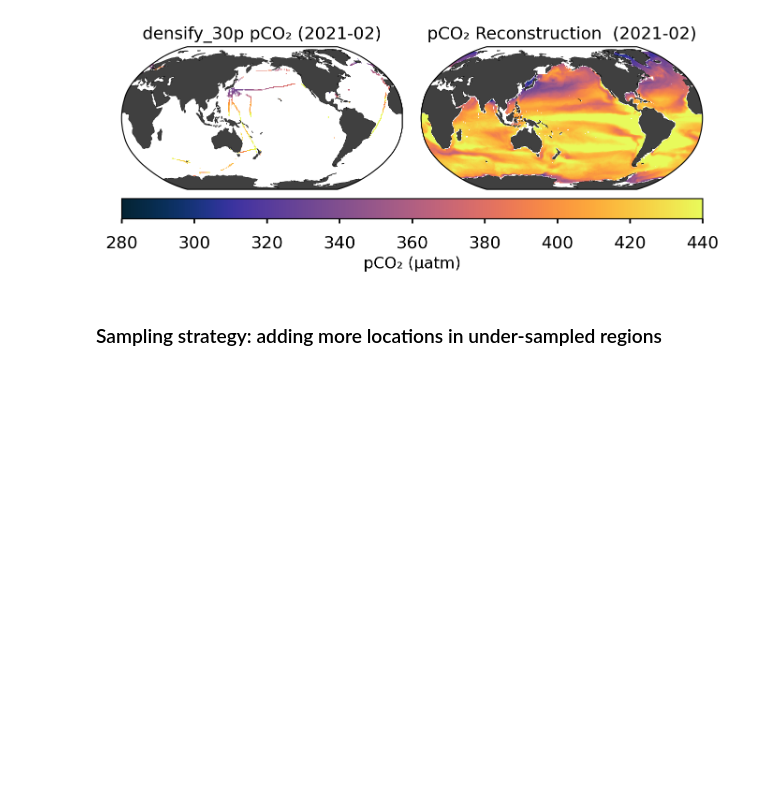
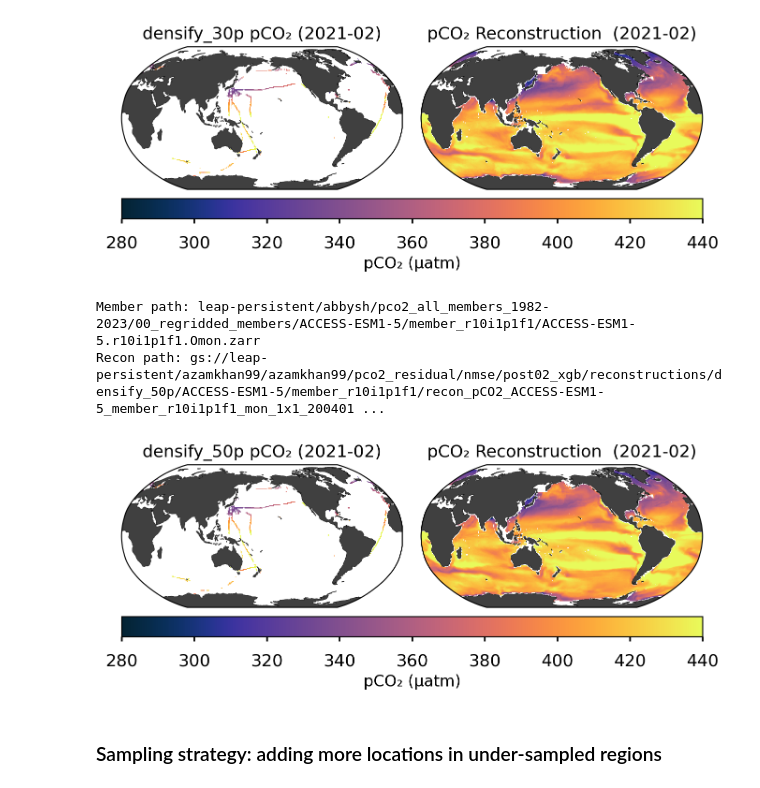
Before and after one commit to spariser/ReconstructOceanCarbonP3G1, a Jupyter notebook: Project3-ReconstructPCO2/notebooks/Oceanmixing_Group1_sp.ipynb, the cells around one changed output. Cells and saved outputs as stored; diff of their text form; code cells hidden in the pictures; blank space fills up the shorter version.

Commit message:
all density masks visualised

```diff
--- a/Project3-ReconstructPCO2/notebooks/Oceanmixing_Group1_sp.ipynb
+++ b/Project3-ReconstructPCO2/notebooks/Oceanmixing_Group1_sp.ipynb
@@ -1488,6 +1488,22 @@ plot_reconstruction_vs_truth(
 Member path: leap-persistent/abbysh/pco2_all_members_1982-2023/00_regridded_members/ACCESS-ESM1-5/member_r10i1p1f1/ACCESS-ESM1-5.r10i1p1f1.Omon.zarr
 Recon path: gs://leap-persistent/azamkhan99/azamkhan99/pco2_residual/nmse/post02_xgb/reconstructions/densify_30p/ACCESS-ESM1-5/member_r10i1p1f1/recon_pCO2_ACCESS-ESM1-5_member_r10i1p1f1_mon_1x1_200401 ...
 [figure]
+# %%
+plot_reconstruction_vs_truth(
+    mask_name="densify_50p",
+    mask_data_dict=mask_data_dict,  # or any other mask from your mask_data_dict
+    selected_mems_dict=selected_mems_dict,
+    ensemble_dir=ensemble_dir,
+    output_dir=output_dir,
+    dates=dates,
+    init_date=init_date,
+    fin_date=fin_date,
+    chosen_time="2021-02",
+)
+# %% [output]
+Member path: leap-persistent/abbysh/pco2_all_members_1982-2023/00_regridded_members/ACCESS-ESM1-5/member_r10i1p1f1/ACCESS-ESM1-5.r10i1p1f1.Omon.zarr
+Recon path: gs://leap-persistent/azamkhan99/azamkhan99/pco2_residual/nmse/post02_xgb/reconstructions/densify_50p/ACCESS-ESM1-5/member_r10i1p1f1/recon_pCO2_ACCESS-ESM1-5_member_r10i1p1f1_mon_1x1_200401 ...
+[figure, added]
 # %% [markdown]
 ### Sampling strategy: adding more locations in under-sampled regions
 # %%
```
Also changed, not shown: parts of 3 cells of this notebook.
